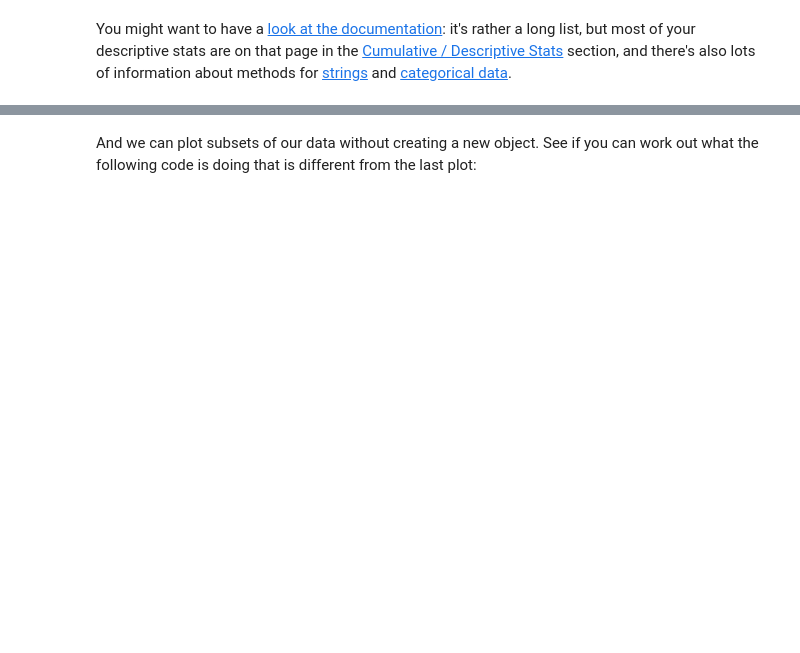
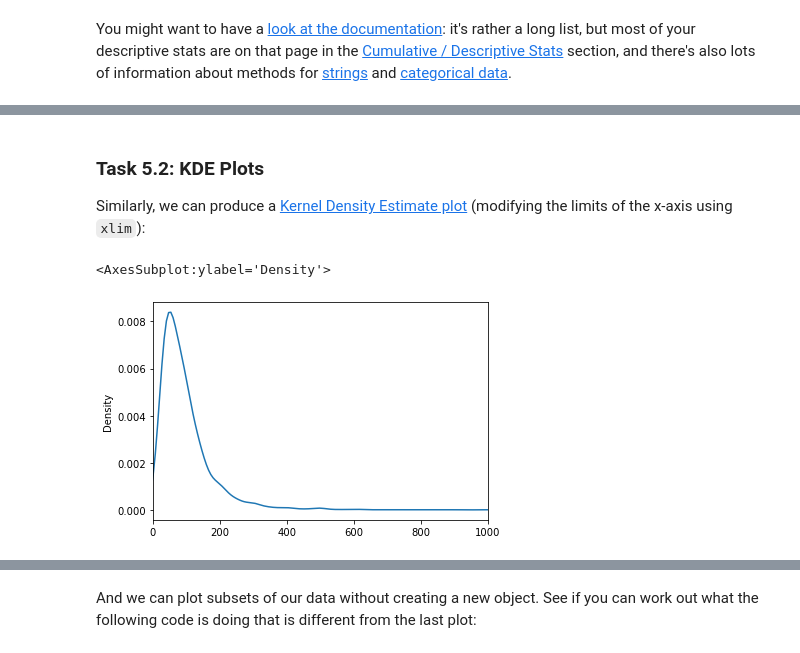
Before and after one commit to xfang422/i2p-1, a Jupyter notebook: practicals/Practical-05-Numeric_Data.ipynb, the cells around one changed output, grey strips where cells are left out. Cells and saved outputs as stored; diff of their text form; code cells hidden in the pictures; blank space fills up the shorter version.

```diff
--- a/practicals/Practical-05-Numeric_Data.ipynb
+++ b/practicals/Practical-05-Numeric_Data.ipynb
@@ -726,0 +786,9 @@ my_df.plot.scatter(x='Longitude', y='Latitude', s=(my_df.Population/50000))
+# %% [markdown]
+### Task 5.2: KDE Plots
+
+Similarly, we can produce a [Kernel Density Estimate plot](http://pandas.pydata.org/pandas-docs/stable/generated/pandas.Series.plot.kde.html#pandas.Series.plot.kde) (modifying the limits of the x-axis using `xlim`):
+# %%
+df.price.plot.kde(xlim=(0,??)) #kernel density estimate plot
+# %% [output]
+<AxesSubplot:ylabel='Density'>
+[figure, added]
```
Also changed, not shown: parts of 330 cells of this notebook.
